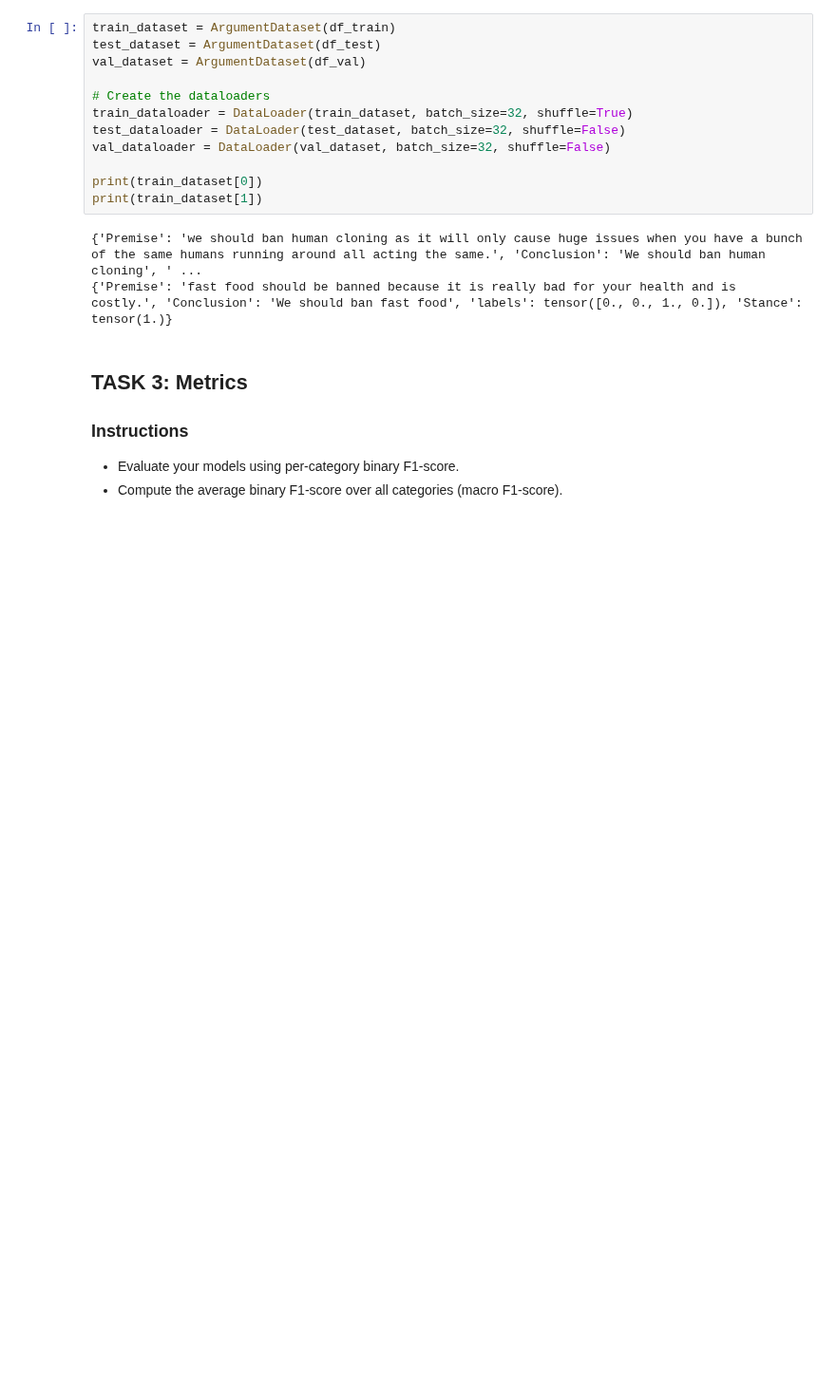
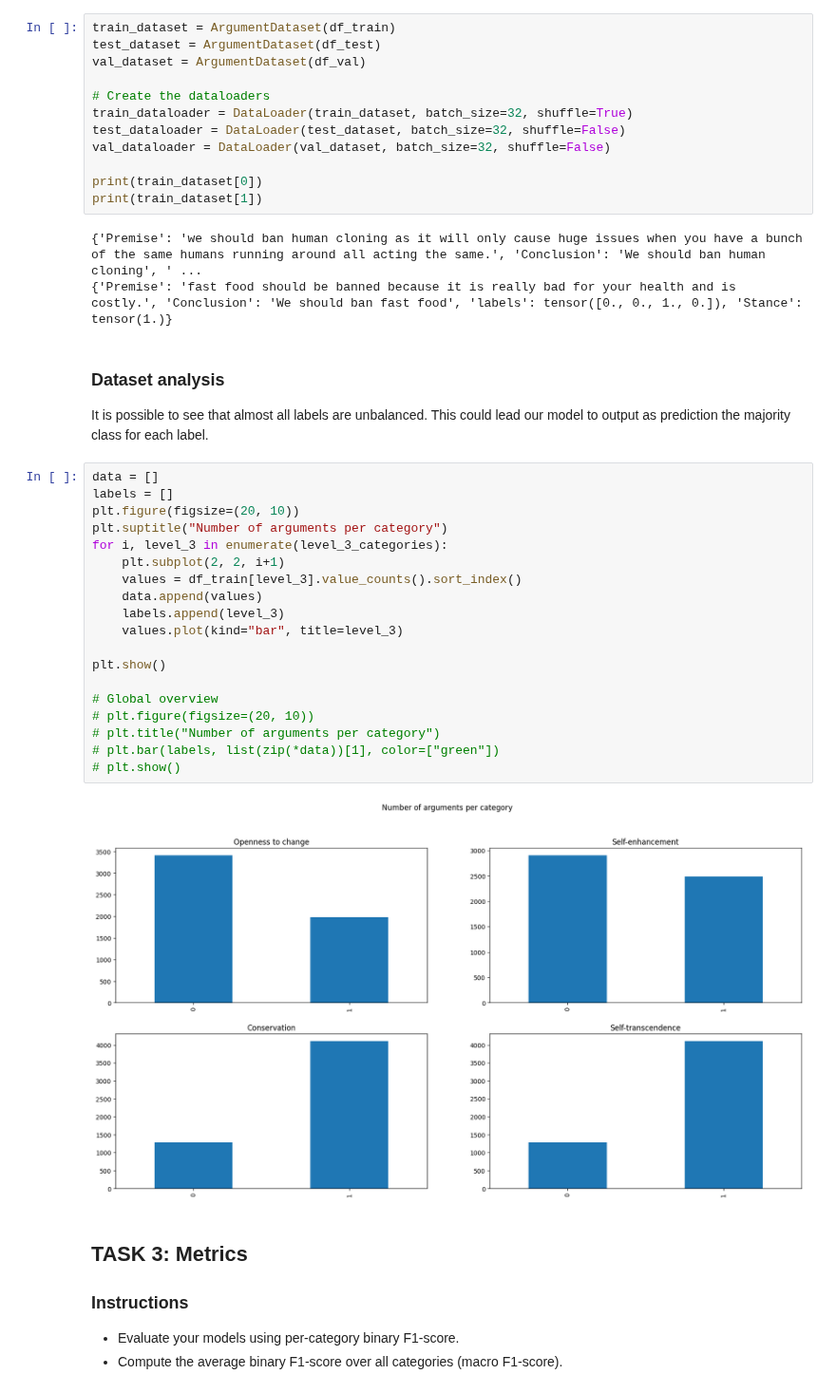
Before and after one commit to alessandrablasioli/NLP, a Jupyter notebook: A2/A2.ipynb, the cells around one changed output. Shown at 95% size. Drawn from its saved outputs; the diff is of its cells as text; blank space fills up the shorter version.

```diff
--- a/A2/A2.ipynb
+++ b/A2/A2.ipynb
@@ -227,6 +227,30 @@ print(train_dataset[1])
 # %% [output]
 {'Premise': 'we should ban human cloning as it will only cause huge issues when you have a bunch of the same humans running around all acting the same.', 'Conclusion': 'We should ban human cloning', ' ...
 {'Premise': 'fast food should be banned because it is really bad for your health and is costly.', 'Conclusion': 'We should ban fast food', 'labels': tensor([0., 0., 1., 0.]), 'Stance': tensor(1.)}
+# %% [markdown]
+### Dataset analysis
+It is possible to see that almost all labels are unbalanced. This could lead our model to output as prediction the majority class for each label.
+# %%
+data = []
+labels = []
+plt.figure(figsize=(20, 10))
+plt.suptitle("Number of arguments per category")
+for i, level_3 in enumerate(level_3_categories):
+    plt.subplot(2, 2, i+1)
+    values = df_train[level_3].value_counts().sort_index()
+    data.append(values)
+    labels.append(level_3)
+    values.plot(kind="bar", title=level_3)
+
+plt.show()
+
+# Global overview
+# plt.figure(figsize=(20, 10))
+# plt.title("Number of arguments per category")
+# plt.bar(labels, list(zip(*data))[1], color=["green"])
+# plt.show()
+# %% [output]
+[figure, added]
 # %% [markdown]
 ## TASK 3: Metrics
 
```
Also changed, not shown: parts of 9 cells of this notebook.
